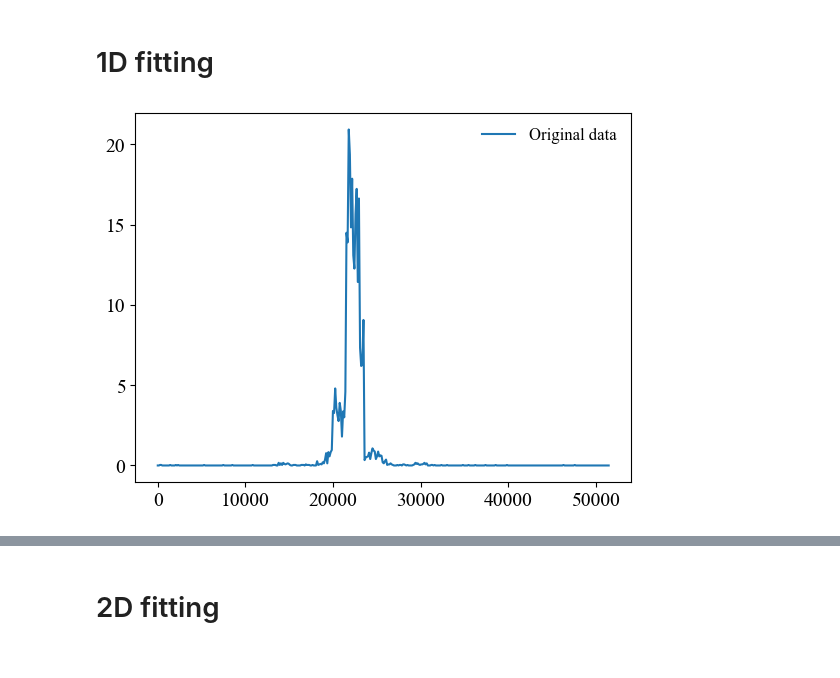
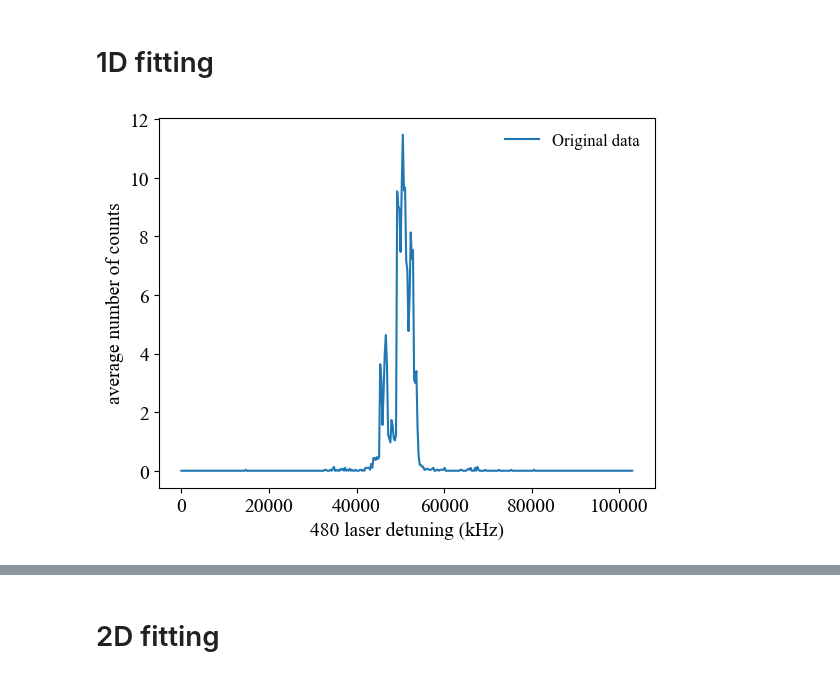
Before and after one commit to FENG-MengLong/ExperimentCode, a Jupyter notebook: ExperimentModules/fitting_test.ipynb, the cells around one changed output, grey strips where cells are left out. Cells and saved outputs as stored; diff of their text form; code cells hidden in the pictures.

```diff
--- a/ExperimentModules/fitting_test.ipynb
+++ b/ExperimentModules/fitting_test.ipynb
@@ -30,14 +30,16 @@ rcParams.update({
 # %% [markdown]
 # 1D fitting
 # %%
-root_dir = "X:/migratedData/Rydberg_QIS/data"
-x1,y1,z1,notes = Readout.read_saved_csv_by_id(root_dir=root_dir, date="2025/12/02", plot_id=14)
+root_dir = "Z:/migratedData/Rydberg_QIS/data"
+x1,y1,z1,notes = Readout.read_saved_csv_by_id(root_dir=root_dir, date="2025/12/11", plot_id=2)
 # %%
 plt.plot(x1,z1, label="Original data")
+plt.xlabel(notes["xlabel"])
+plt.ylabel(notes["zlabel"])
 plt.legend()
 plt.show()
 # %% [output]
-[figure, old version]
+[figure, new version]
 # %%
 
 def fit_and_plot_1d_lorentzian(x, z, num_peaks, verbose=True, plot=True,
```
Also changed, not shown: parts of 3 cells of this notebook, 1 other file.
